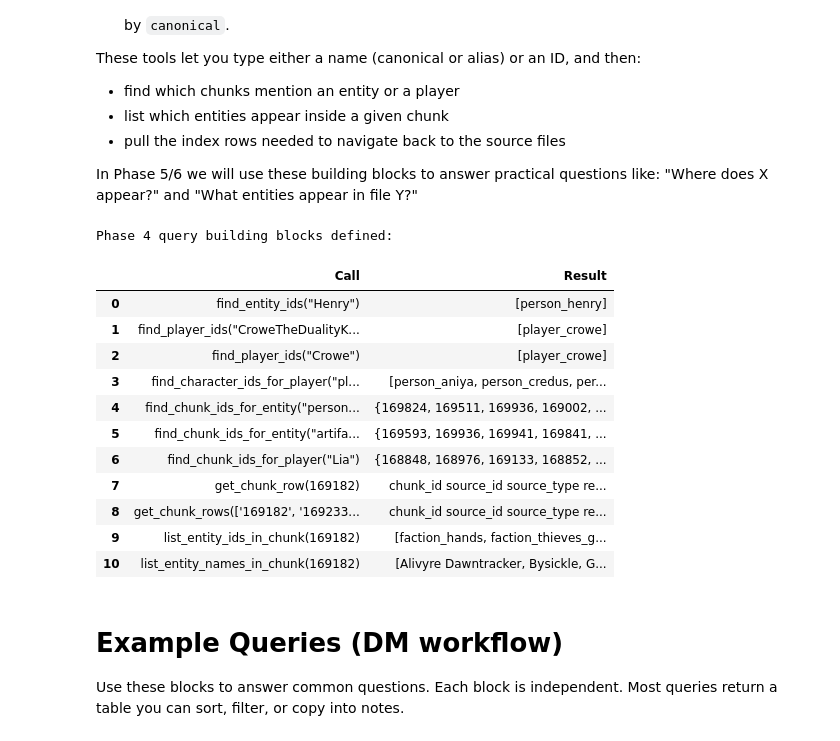
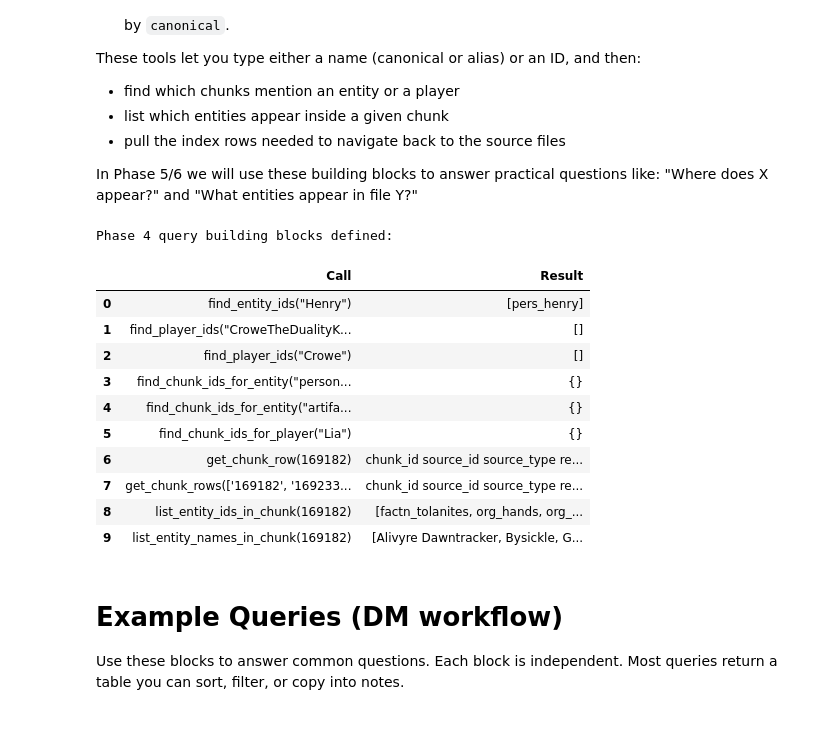
Before and after one commit to CharisSophia/iwtc-tools, a Jupyter notebook: notebooks/IWTC_Index_Query.ipynb, the cells around one changed output. Cells and saved outputs as stored; diff of their text form; code cells hidden in the pictures.

Commit message:
Complete rebuild of vocabulary

```diff
--- a/notebooks/IWTC_Index_Query.ipynb
+++ b/notebooks/IWTC_Index_Query.ipynb
@@ -151,8 +151,6 @@ INDEXES_RAW = indexes_block.get("path") if isinstance(indexes_block, dict) else
 vocab = world_repo.get("vocabulary")
 ENTITIES_RAW = vocab.get("entities") if isinstance(vocab, dict) else None
 ALIASES_RAW = vocab.get("aliases") if isinstance(vocab, dict) else None
-AUTHORS_RAW = vocab.get("author_aliases") if isinstance(vocab, dict) else None
-PC_MAP_RAW = vocab.get("player_character_map") if isinstance(vocab, dict) else None
 
 if not WORLD_ROOT_RAW:
     errors.append("Missing required entry: world_root")
@@ -205,16 +203,10 @@ VOCAB_ENTITIES_PATH = None
 VOCAB_ENTITIES_RELPATH = None
 VOCAB_ALIASES_PATH = None
 VOCAB_ALIASES_RELPATH = None
-VOCAB_AUTHORS_PATH = None
-VOCAB_AUTHORS_RELPATH = None
-VOCAB_PC_MAP_PATH = None
-VOCAB_PC_MAP_RELPATH = None
 
 vocab_entries = [
     ("entities", "vocab.entities"),
     ("aliases", "vocab.aliases"),
-    ("author_aliases", "vocab.author_aliases"),
-    ("player_character_map", "vocab.player_character_map"),
 ]
 
 for key, label in vocab_entries:
@@ -245,20 +237,12 @@ for key, label in vocab_entries:
     elif key == "aliases":
         VOCAB_ALIASES_PATH = p
         VOCAB_ALIASES_RELPATH = rel
-    elif key == "author_aliases":
-        VOCAB_AUTHORS_PATH = p
-        VOCAB_AUTHORS_RELPATH = rel
-    elif key == "player_character_map":
-        VOCAB_PC_MAP_PATH = p
-        VOCAB_PC_MAP_RELPATH = rel
 
 print("Descriptor paths are usable for this notebook.")
 print(f"world_root: {WORLD_ROOT}")
 print(f"indexes: {INDEXES_RELPATH}")
 print(f"vocab.entities: {VOCAB_ENTITIES_RELPATH} (exists={VOCAB_ENTITIES_PATH.exists() if VOCAB_ENTITIES_PATH else False})")
 print(f"vocab.aliases: {VOCAB_ALIASES_RELPATH} (exists={VOCAB_ALIASES_PATH.exists() if VOCAB_ALIASES_PATH else False})")
-print(f"vocab.author_aliases: {VOCAB_AUTHORS_RELPATH} (exists={VOCAB_AUTHORS_PATH.exists() if VOCAB_AUTHORS_PATH else False})")
-print(f"vocab.player_character_map: {VOCAB_PC_MAP_RELPATH} (exists={VOCAB_PC_MAP_PATH.exists() if VOCAB_PC_MAP_PATH else False})")
 
 if warnings:
     print("\nWarnings:")
@@ -269,7 +253,7 @@ if warnings:
 del yaml, Path
 del descriptor_path, world_repo, indexes_block, vocab
 del WORLD_REPOSITORY_DESCRIPTOR
-del WORLD_ROOT_RAW, INDEXES_RAW, ENTITIES_RAW, ALIASES_RAW, AUTHORS_RAW, PC_MAP_RAW
+del WORLD_ROOT_RAW, INDEXES_RAW, ENTITIES_RAW, ALIASES_RAW
 del vocab_entries, key, label, raw, p, rel, errors, warnings, f
 # %% [output]
 World repository descriptor loaded successfully: world_repository.yml
@@ -789,17 +739,6 @@ def find_player_ids(author_or_player_id):
 
     q_lower = q.lower()
 
-    # Author handle lookup (optional)
-    if DF_VOCAB_AUTHORS is not None and not DF_VOCAB_AUTHORS.empty:
-        hits = DF_VOCAB_AUTHORS[
-            DF_VOCAB_AUTHORS["author"].astype(str).str.lower() == q_lower
-        ]["player_entity_id"].tolist()
-
-        hits = [x.strip() for x in hits if str(x).strip()]
-        hits = list(dict.fromkeys(hits))
-        if hits:
-            return hits
-
     # Player canonical lookup (optional but DM-friendly)
     if DF_VOCAB_ENTITIES is None or DF_VOCAB_ENTITIES.empty:
         return []
@@ -820,36 +759,6 @@ def find_player_ids(author_or_player_id):
 # sanity check
 phase4_demo.append(['find_player_ids("CroweTheDualityKing")', find_player_ids("CroweTheDualityKing")])
 phase4_demo.append(['find_player_ids("Crowe")', find_player_ids("Crowe")])
-
-
-def find_character_ids_for_player(player_entity_id):
-    """
-    Return character entity_id(s) mapped to a player_entity_id (if a PC map exists).
-
-    Returns:
-    - list[str] (possibly empty)
-    """
-    if not player_entity_id:
-        return []
-
-    if DF_VOCAB_PC_MAP is None or DF_VOCAB_PC_MAP.empty:
-        return []
-
-    q = str(player_entity_id).strip()
-    if not q:
-        return []
-
-    hits = DF_VOCAB_PC_MAP[
-        DF_VOCAB_PC_MAP["player_entity_id"].astype(str) == q
-    ]["char_entity_id"].tolist()
-
-    hits = [x.strip() for x in hits if str(x).strip()]
-    hits = list(dict.fromkeys(hits))
-    return hits
-
-# sanity check
-phase4_demo.append(['find_character_ids_for_player("player_crowe")', find_character_ids_for_player("player_crowe")])
-
 
 # -------------------------------------------------------------------
 # Chunk lookup
@@ -959,44 +868,43 @@ def list_entity_ids_in_chunk(chunk_id):
 
 # sanity check
 phase4_demo.append(['list_entity_ids_in_chunk(169182)', list_entity_ids_in_chunk(169182)])
 
 
 def list_entity_names_in_chunk(chunk_id):
     """
     Return canonical-name list in a chunk (order as stored in the index).
     """
     df = get_chunk_row(chunk_id)
     if df.empty:
         return []
     return _parse_list_field(df.iloc[0]["canonicals"])
 
 # sanity check
 phase4_demo.append(['list_entity_names_in_chunk(169182)', list_entity_names_in_chunk(169182)])
 
 
 # -------------------------------------------------------------------
 # Print out the sanity checks
 # -------------------------------------------------------------------
 print("Phase 4 query building blocks defined:")
 DF_PHASE4_DEMO = pd.DataFrame(phase4_demo, columns=phase4_demo_columns)
 display(DF_PHASE4_DEMO)
 
 # clean-up locals
 del phase4_demo, phase4_demo_columns, DF_PHASE4_DEMO
 # %% [output]
 Phase 4 query building blocks defined:
 |  | Call | Result |
-| 0 | find_entity_ids("Henry") | [person_henry] |
-| 1 | find_player_ids("CroweTheDualityK... | [player_crowe] |
-| 2 | find_player_ids("Crowe") | [player_crowe] |
-| 3 | find_character_ids_for_player("pl... | [person_aniya, person_credus, per... |
-| 4 | find_chunk_ids_for_entity("person... | {169824, 169511, 169936, 169002, ... |
-| 5 | find_chunk_ids_for_entity("artifa... | {169593, 169936, 169941, 169841, ... |
-| 6 | find_chunk_ids_for_player("Lia") | {168848, 168976, 169133, 168852, ... |
-| 7 | get_chunk_row(169182) | chunk_id source_id source_type re... |
-| 8 | get_chunk_rows(['169182', '169233... | chunk_id source_id source_type re... |
-| 9 | list_entity_ids_in_chunk(169182) | [faction_hands, faction_thieves_g... |
-| 10 | list_entity_names_in_chunk(169182) | [Alivyre Dawntracker, Bysickle, G... |
+| 0 | find_entity_ids("Henry") | [pers_henry] |
+| 1 | find_player_ids("CroweTheDualityK... | [] |
+| 2 | find_player_ids("Crowe") | [] |
+| 3 | find_chunk_ids_for_entity("person... | {} |
+| 4 | find_chunk_ids_for_entity("artifa... | {} |
+| 5 | find_chunk_ids_for_player("Lia") | {} |
+| 6 | get_chunk_row(169182) | chunk_id source_id source_type re... |
+| 7 | get_chunk_rows(['169182', '169233... | chunk_id source_id source_type re... |
+| 8 | list_entity_ids_in_chunk(169182) | [factn_tolanites, org_hands, org_... |
+| 9 | list_entity_names_in_chunk(169182) | [Alivyre Dawntracker, Bysickle, G... |
 # %% [markdown]
 # Example Queries (DM workflow)
 
```
Also changed, not shown: parts of 10 cells of this notebook, 4 other files.
